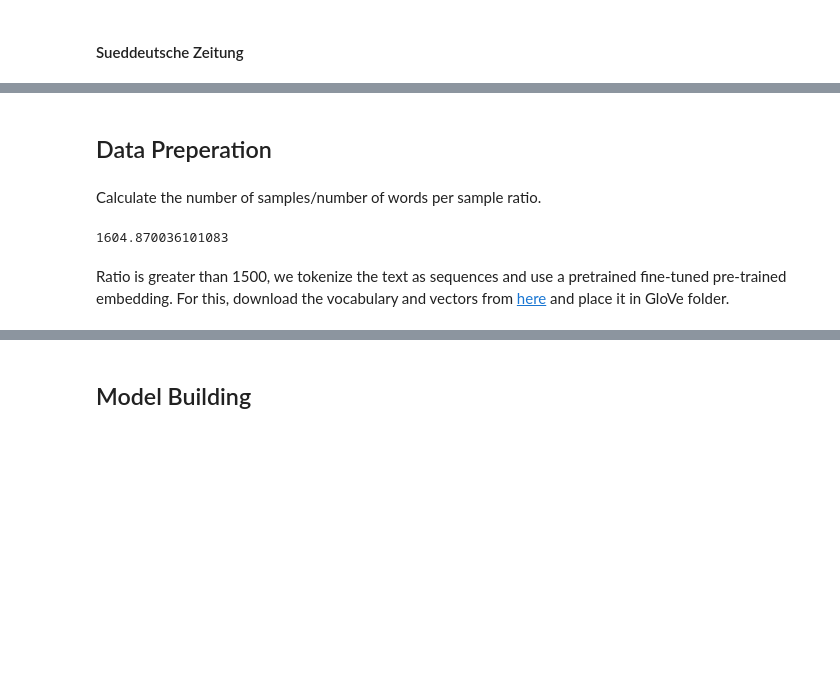
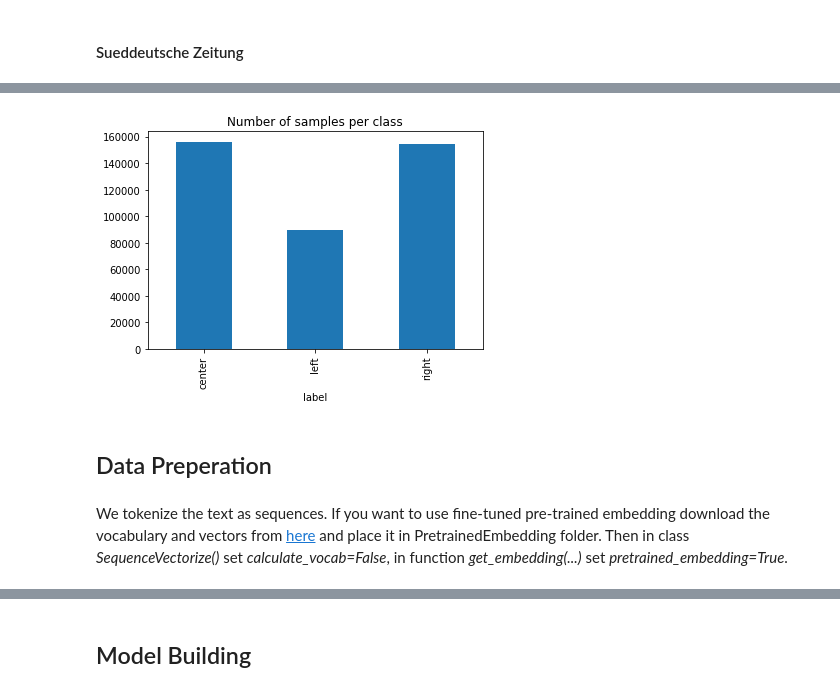
Before and after one commit to YaAk2/PoliticalBiasDetectionGER, a Jupyter notebook: PoliticalBiasDetection.ipynb, the cells around one changed output, grey strips where cells are left out. Saved outputs shown, nothing was run; the diff lists cells and outputs as text; code cells hidden in the pictures; blank space fills up the shorter version.

```diff
--- a/PoliticalBiasDetection.ipynb
+++ b/PoliticalBiasDetection.ipynb
@@ -61,10 +98,8 @@ plot_num_samples_per_class(labels)
+# %%
+plot_num_samples_per_class(train_labels + val_labels)
+# %% [output]
+[figure, added]
 # %% [markdown]
 ## Data Preperation
-# %% [markdown]
-Calculate the number of samples/number of words per sample ratio.
-# %%
-len(data)/num_words_per_sample(data)
-# %% [output]
-1604.870036101083
 # %% [markdown]
-Ratio is greater than 1500, we tokenize the text as sequences and use a pretrained fine-tuned pre-trained embedding. For this, download the vocabulary and vectors from [here](https://deepset.ai/german-word-embeddings) and place it in GloVe folder.
+We tokenize the text as sequences. If you want to use fine-tuned pre-trained embedding download the vocabulary and vectors from [here](https://deepset.ai/german-word-embeddings) and place it in PretrainedEmbedding folder. Then in class *SequenceVectorize()* set *calculate_vocab=False*, in function *get_embedding(...)* set *pretrained_embedding=True*.
```
Also changed, not shown: parts of 52 cells of this notebook, 15 other files.
